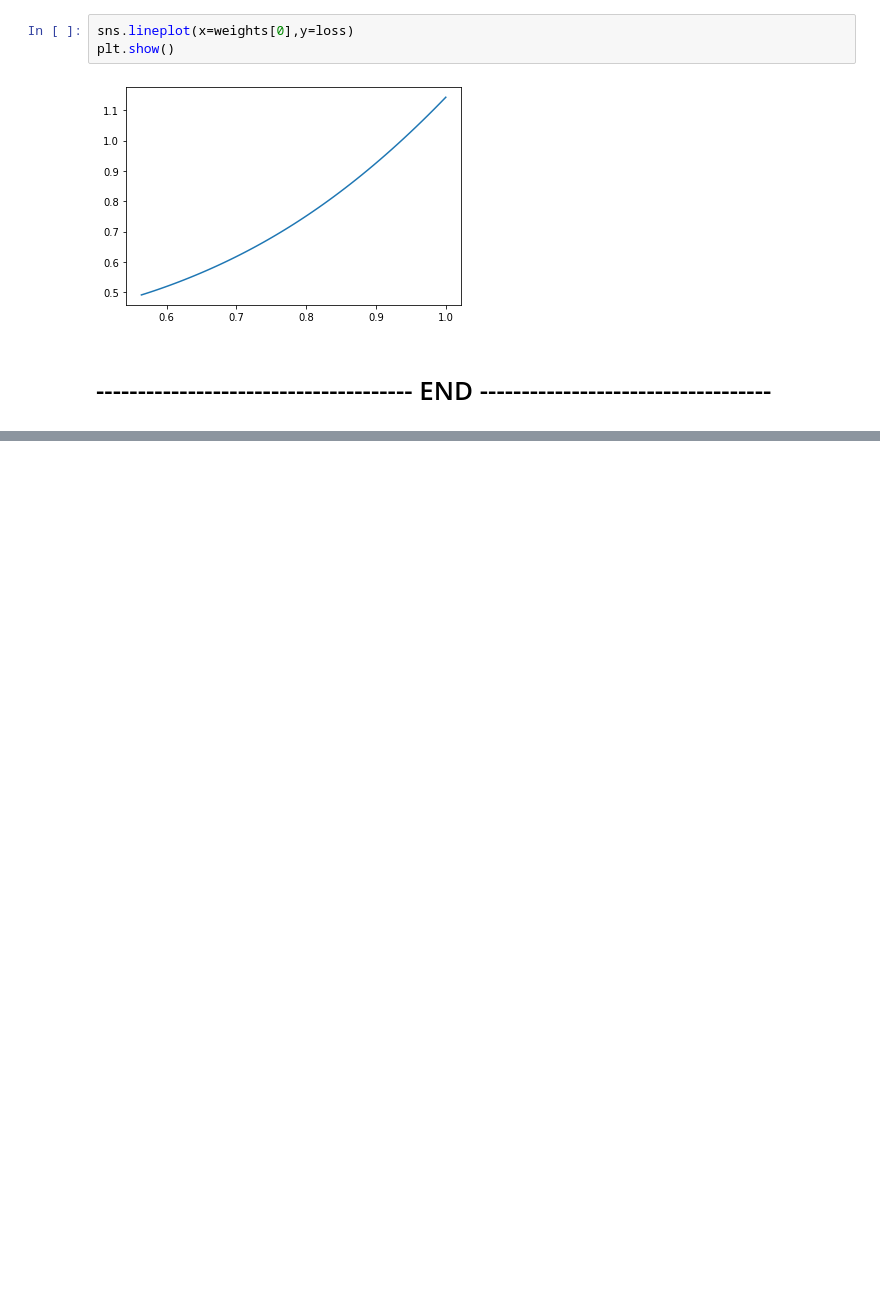
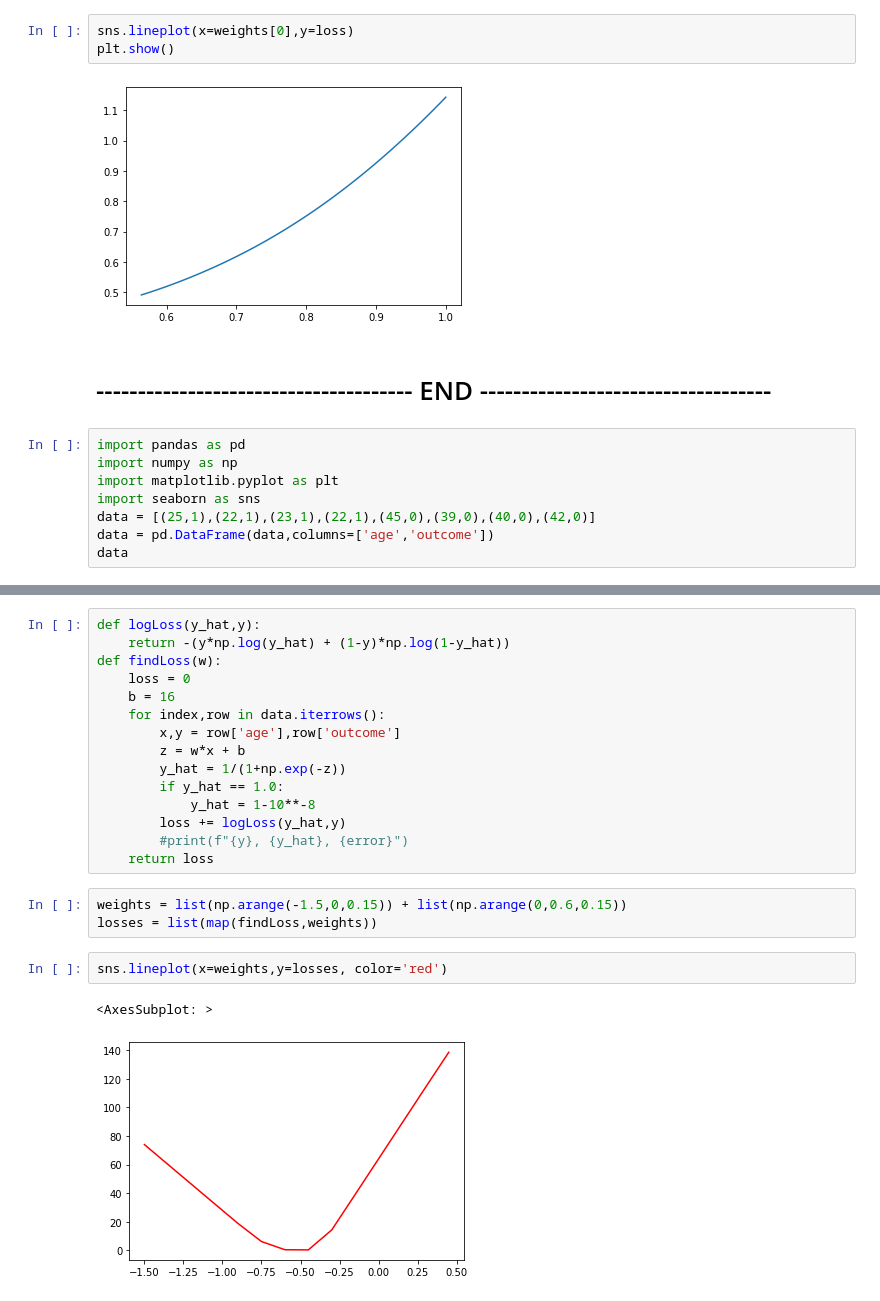
Before and after one commit to chaitanyamanem/Bank-Marketing, a Jupyter notebook: Bank Campaign Data Analysis.ipynb, the cells around one changed output, grey strips where cells are left out. Drawn from its saved outputs; the diff is of its cells as text; blank space fills up the shorter version.

Commit message:
adding graphs

```diff
--- a/Bank Campaign Data Analysis.ipynb
+++ b/Bank Campaign Data Analysis.ipynb
@@ -735,3 +735,11 @@ plt.show()
 [figure]
 # %% [markdown]
 # -------------------------------------- END -----------------------------------
+# %%
+import pandas as pd
+import numpy as np
+import matplotlib.pyplot as plt
+import seaborn as sns
+data = [(25,1),(22,1),(23,1),(22,1),(45,0),(39,0),(40,0),(42,0)]
+data = pd.DataFrame(data,columns=['age','outcome'])
+data
@@ -737,0 +756,23 @@ plt.show()
+# %%
+def logLoss(y_hat,y):
+    return -(y*np.log(y_hat) + (1-y)*np.log(1-y_hat))
+def findLoss(w):
+    loss = 0
+    b = 16
+    for index,row in data.iterrows():
+        x,y = row['age'],row['outcome']
+        z = w*x + b
+        y_hat = 1/(1+np.exp(-z))
+        if y_hat == 1.0:
+            y_hat = 1-10**-8
+        loss += logLoss(y_hat,y)
+        #print(f"{y}, {y_hat}, {error}")
+    return loss
+# %%
+weights = list(np.arange(-1.5,0,0.15)) + list(np.arange(0,0.6,0.15))
+losses = list(map(findLoss,weights))
+# %%
+sns.lineplot(x=weights,y=losses, color='red')
+# %% [output]
+<AxesSubplot: >
+[figure, added]
```
Also changed, not shown: parts of 5 cells of this notebook, 1 other file.
